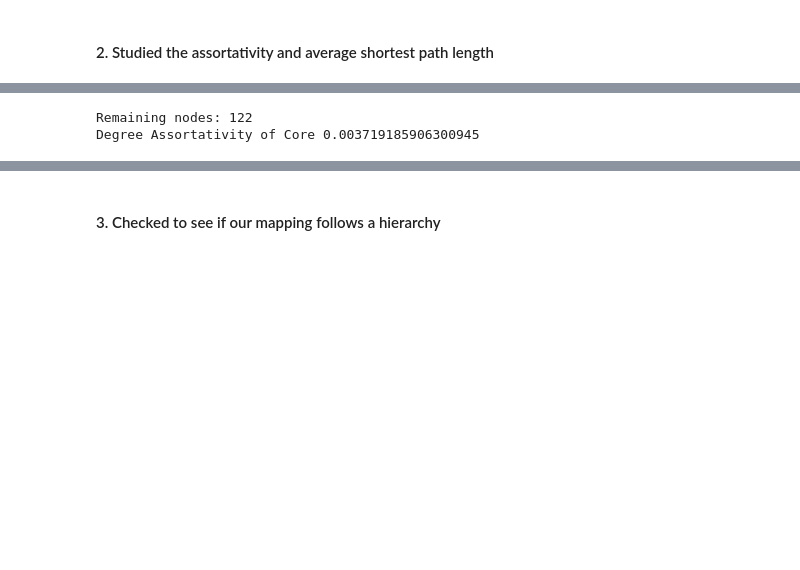
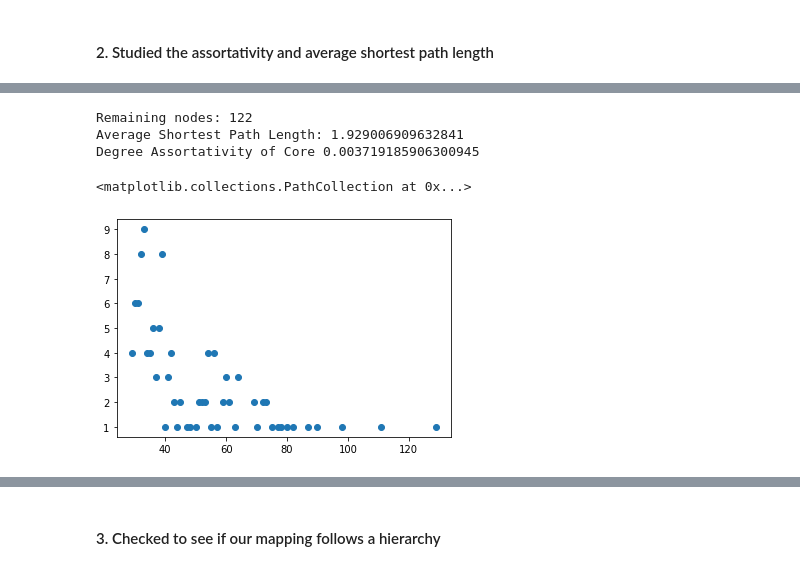
Before and after one commit to runtime-terror101/Network-architecture-of-the-long-distance-pathways-in-the-macaque-brain, a Jupyter notebook: Novelty.ipynb, the cells around one changed output, grey strips where cells are left out. Cells and saved outputs as stored; diff of their text form; code cells hidden in the pictures; blank space fills up the shorter version.

```diff
--- a/Novelty.ipynb
+++ b/Novelty.ipynb
@@ -223,8 +227,14 @@ d_core = [core.degree(n) for n in core.nodes()]
 print("Remaining nodes:", len(d_core))
 d_core = dict(sorted(Counter(d_core).items()))
 # print(d_core)
-
+print("Average Shortest Path Length:", nx.average_shortest_path_length(core))
 print("Degree Assortativity of Core", nx.degree_assortativity_coefficient(core))
 # %% [output]
 Remaining nodes: 122
+Average Shortest Path Length: 1.929006909632841
 Degree Assortativity of Core 0.003719185906300945
+# %%
+plt.scatter(list(d_core.keys()) , list(d_core.values()))
+# %% [output]
+<matplotlib.collections.PathCollection at 0x...>
+[figure, added]
```
Also changed, not shown: parts of 15 cells of this notebook, 11 other files.
